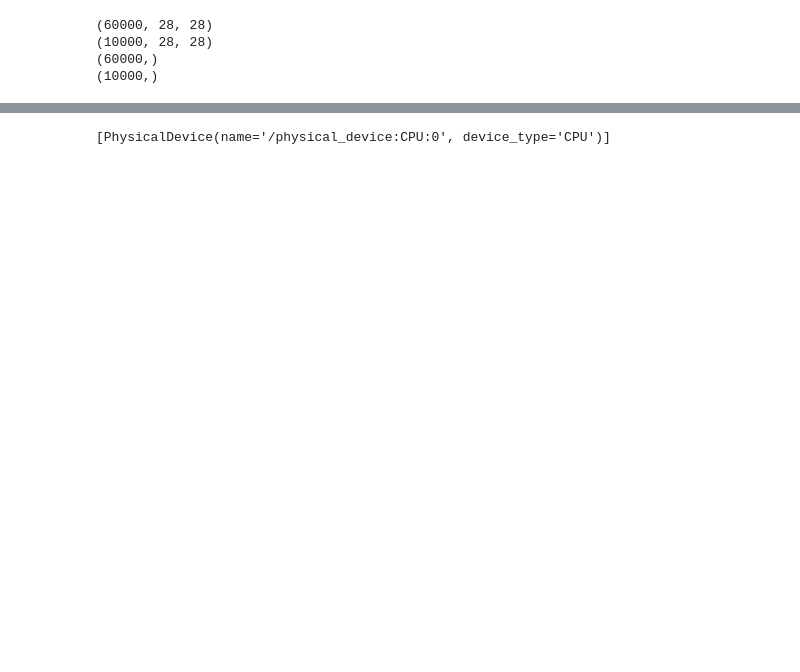
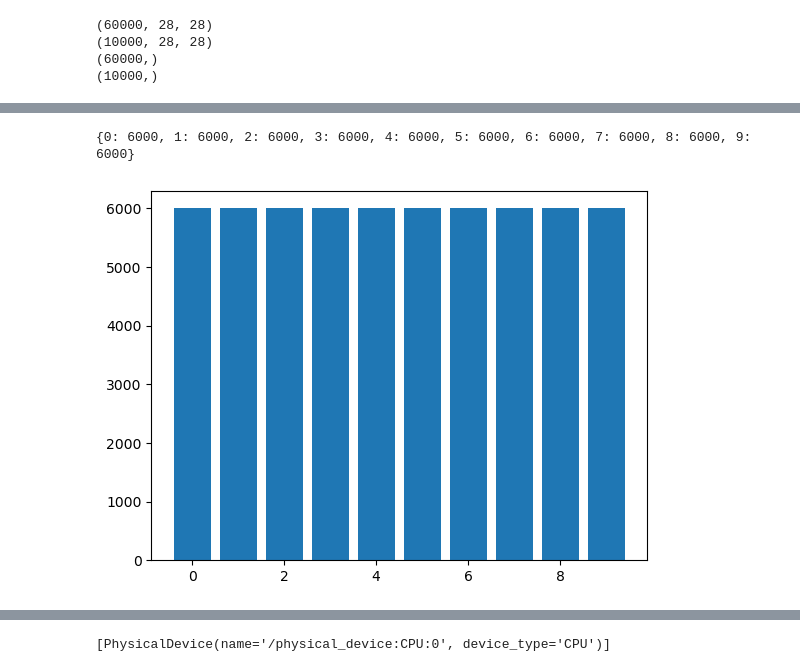
Before and after one commit to Bhanu-py/DL-assignments, a Jupyter notebook: ass1/main.ipynb, the cells around one changed output, grey strips where cells are left out. Cells and saved outputs as stored; diff of their text form; code cells hidden in the pictures; blank space fills up the shorter version.

```diff
--- a/ass1/main.ipynb
+++ b/ass1/main.ipynb
@@ -24,0 +27,10 @@ print(y_train[0])
+# %%
+# Check if the data is balanced
+
+unique, counts = np.unique(y_train, return_counts=True)
+print(dict(zip(unique, counts)))
+plt.hist(y_train, bins=np.arange(11)-0.5, rwidth=0.8,)
+plt.show()
+# %% [output]
+{0: 6000, 1: 6000, 2: 6000, 3: 6000, 4: 6000, 5: 6000, 6: 6000, 7: 6000, 8: 6000, 9: 6000}
+[figure, added]
```
Also changed, not shown: parts of 23 cells of this notebook, 3 other files.
